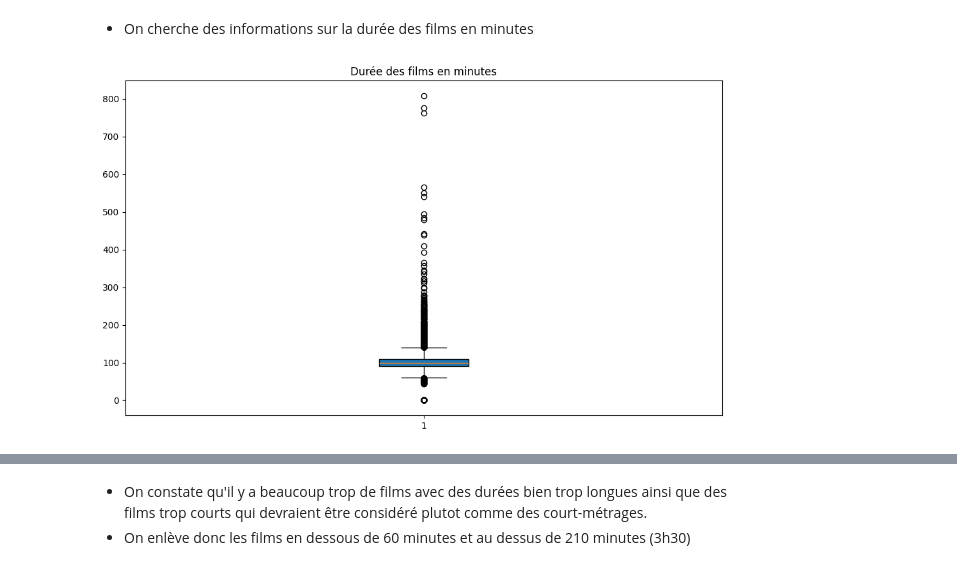
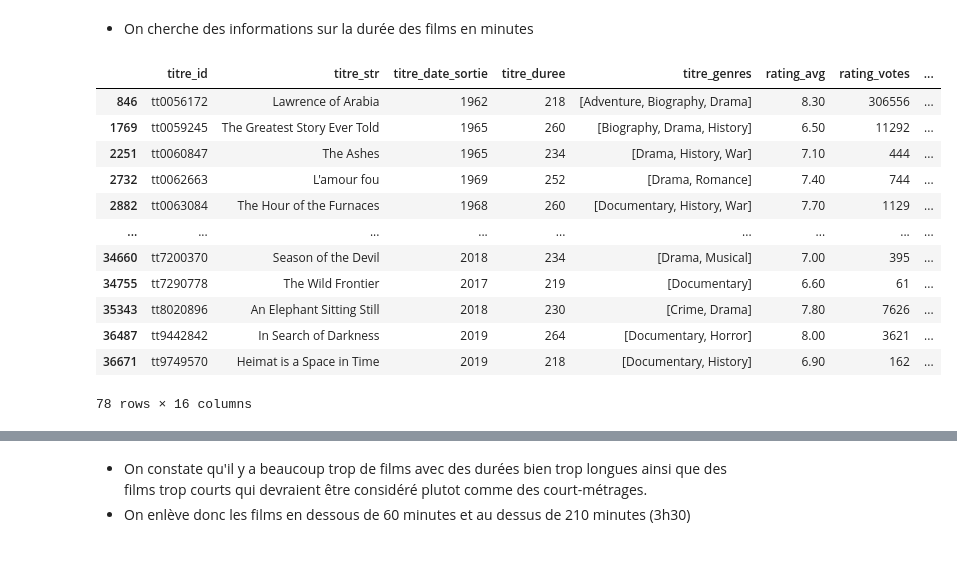
Before and after one commit to Morgan-DCL/project_2, a Jupyter notebook: eda_movies_with_graph.ipynb, the cells around one changed output, grey strips where cells are left out. Saved outputs shown, nothing was run; the diff lists cells and outputs as text; code cells hidden in the pictures.

```diff
--- a/eda_movies_with_graph.ipynb
+++ b/eda_movies_with_graph.ipynb
@@ -81,11 +103,28 @@ eda.show_total_films_decade(df)
 # %%
-plt.figure(figsize=(10, 6))
-plt.boxplot(
-    df["titre_duree"],
-    patch_artist=True
-)
-plt.title("Durée des films en minutes")
-plt.tight_layout()
-plt.show()
+# plt.figure(figsize=(10, 6))
+# plt.boxplot(
+#     df["titre_duree"],
+#     patch_artist=True
+# )
+# plt.title("Durée des films en minutes")
+# plt.tight_layout()
+# plt.show()
+
+
+boxplot(df)
-# %% [output]
-[figure, removed]
+# %%
+df[(df["titre_duree"] > 210) & (df["titre_duree"] < 400)]
+# %% [output]
+|  | titre_id | titre_str | titre_date_sortie | titre_duree | titre_genres | rating_avg | rating_votes | ... |
+| 846 | tt0056172 | Lawrence of Arabia | 1962 | 218 | [Adventure, Biography, Drama] | 8.30 | 306556 | ... |
+| 1769 | tt0059245 | The Greatest Story Ever Told | 1965 | 260 | [Biography, Drama, History] | 6.50 | 11292 | ... |
+| 2251 | tt0060847 | The Ashes | 1965 | 234 | [Drama, History, War] | 7.10 | 444 | ... |
+| 2732 | tt0062663 | L'amour fou | 1969 | 252 | [Drama, Romance] | 7.40 | 744 | ... |
+| 2882 | tt0063084 | The Hour of the Furnaces | 1968 | 260 | [Documentary, History, War] | 7.70 | 1129 | ... |
+| ... | ... | ... | ... | ... | ... | ... | ... | ... |
+| 34660 | tt7200370 | Season of the Devil | 2018 | 234 | [Drama, Musical] | 7.00 | 395 | ... |
+| 34755 | tt7290778 | The Wild Frontier | 2017 | 219 | [Documentary] | 6.60 | 61 | ... |
+| 35343 | tt8020896 | An Elephant Sitting Still | 2018 | 230 | [Crime, Drama] | 7.80 | 7626 | ... |
+| 36487 | tt9442842 | In Search of Darkness | 2019 | 264 | [Documentary, Horror] | 8.00 | 3621 | ... |
+| 36671 | tt9749570 | Heimat is a Space in Time | 2019 | 218 | [Documentary, History] | 6.90 | 162 | ... |
+78 rows × 16 columns
```
Also changed, not shown: parts of 11 cells of this notebook, 3 other files.
